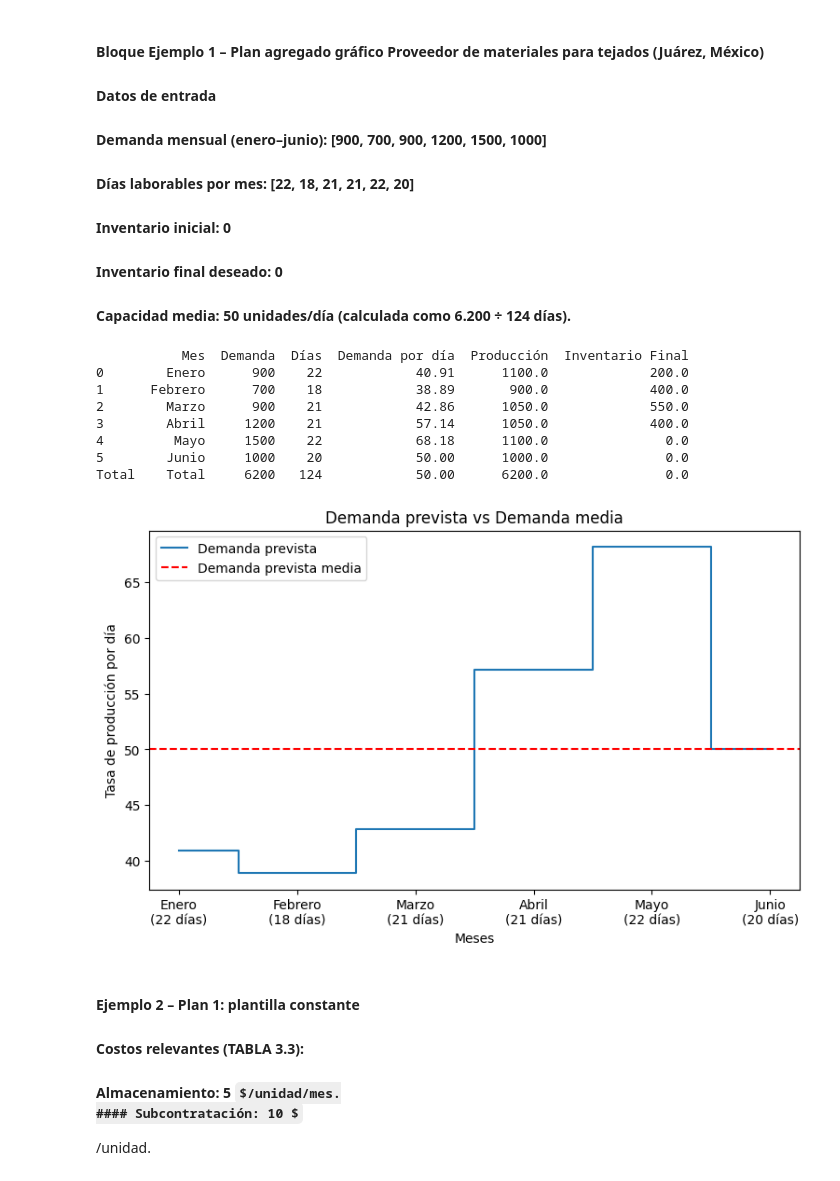
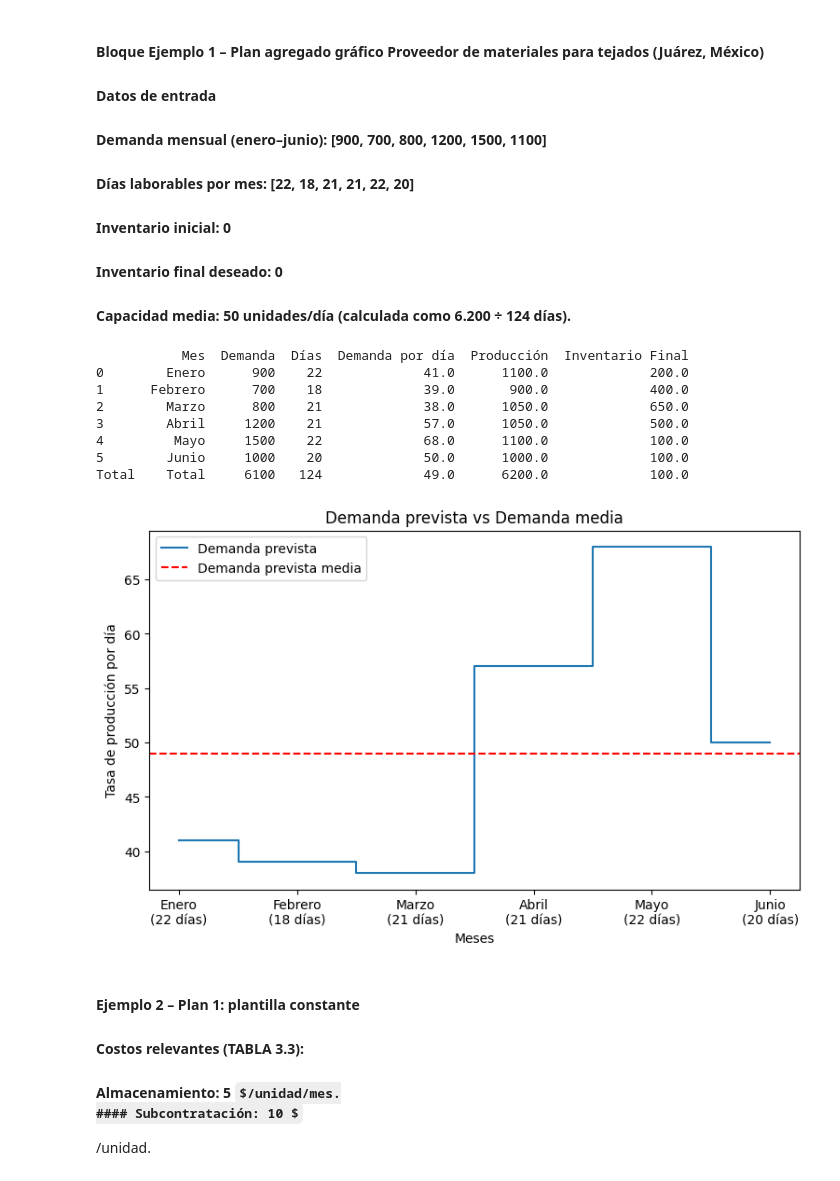
Before and after one commit to IsraelSanacato/tp-org-1-planes-agregados, a Jupyter notebook: escenarios para modificar ejemplos.ipynb, the cells around one changed output. Saved outputs shown, nothing was run; the diff lists cells and outputs as text; code cells hidden in the pictures; some formulas as TeX source.

```diff
--- a/escenarios para modificar ejemplos.ipynb
+++ b/escenarios para modificar ejemplos.ipynb
@@ -1,7 +1,7 @@
 # %% [markdown]
 #### Bloque Ejemplo 1 – Plan agregado gráfico  Proveedor de materiales para tejados (Juárez, México)
 ####  Datos de entrada
-#### Demanda mensual (enero–junio): [900, 700, 900, 1200, 1500, 1000]
+#### Demanda mensual (enero–junio): [900, 700, 800, 1200, 1500, 1100]
 #### Días laborables por mes: [22, 18, 21, 21, 22, 20]
 #### Inventario inicial: 0
 #### Inventario final deseado: 0
@@ -9,6 +9,13 @@
 # %%
 import pandas as pd
 import matplotlib.pyplot as plt
+import math
+from decimal import Decimal, ROUND_HALF_UP
+
+def redondear_half_up(x, decimales=0):
+    factor = Decimal('1.' + '0'*decimales)
+    return float(Decimal(str(x)).quantize(factor, rounding=ROUND_HALF_UP))
+
 
 def ejemplo1_plan_agregado(demanda, dias_mes, empleados, horas_por_unidad, costos):
     """
@@ -30,10 +37,11 @@ def ejemplo1_plan_agregado(demanda, dias_mes, empleados, horas_por_unidad, costo
             "Mes": mes_nombre,
             "Demanda": d,
             "Días": dias,
-            "Demanda por día": round(demanda_por_dia, 2),
+            "Demanda por día": redondear_half_up(demanda_por_dia, 0),
             "Producción": produccion_mes,
             "Inventario Final": inventario
         })
+
 
     df = pd.DataFrame(resultados)
 
@@ -44,7 +52,7 @@ def ejemplo1_plan_agregado(demanda, dias_mes, empleados, horas_por_unidad, costo
         "Mes": "Total",
         "Demanda": total_demanda,
         "Días": total_dias,
-        "Demanda por día": round(total_demanda / total_dias, 2),
+        "Demanda por día": redondear_half_up(total_demanda / total_dias, 0), # aca se defino demanda por dia
         "Producción": df["Producción"].sum(),
         "Inventario Final": df["Inventario Final"].iloc[-1]
     }
@@ -53,42 +61,42 @@ def ejemplo1_plan_agregado(demanda, dias_mes, empleados, horas_por_unidad, costo
 
 def graficar_ejemplo1(df):
     """
     Grafica la demanda prevista por día y la demanda media.
     """
     plt.figure(figsize=(9,5))
     # Excluir la fila de totales para el gráfico
     df_plot = df.drop("Total")
     plt.step(df_plot["Mes"], df_plot["Demanda por día"], where="mid", label="Demanda prevista")
     plt.axhline(y=df.loc["Total","Demanda por día"], color="red", linestyle="--", label="Demanda prevista media")
     # Etiquetas con meses y días
     plt.xticks(df_plot["Mes"], [f"{m}\n({d} días)" for m, d in zip(df_plot["Mes"], df_plot["Días"])])
     plt.xlabel("Meses")
     plt.ylabel("Tasa de producción por día")
     plt.title("Demanda prevista vs Demanda media")
     plt.legend()
     plt.show()
 
 # Datos del Ejemplo 1
-demanda = [900, 700, 900, 1200, 1500, 1000]
+demanda = [900, 700, 800, 1200, 1500, 1000]
 dias_mes = [22, 18, 21, 21, 22, 20]
 costos = {"inventario": 5, "salario": 40}
 
 # Caso con 10 empleados
 df_plan = ejemplo1_plan_agregado(demanda, dias_mes, empleados=10, horas_por_unidad=1.6, costos=costos)
 
 print(df_plan)
 
 graficar_ejemplo1(df_plan)
 # %% [output]
            Mes  Demanda  Días  Demanda por día  Producción  Inventario Final
-0        Enero      900    22            40.91      1100.0             200.0
-1      Febrero      700    18            38.89       900.0             400.0
-2        Marzo      900    21            42.86      1050.0             550.0
-3        Abril     1200    21            57.14      1050.0             400.0
-4         Mayo     1500    22            68.18      1100.0               0.0
-5        Junio     1000    20            50.00      1000.0               0.0
-Total    Total     6200   124            50.00      6200.0               0.0
+0        Enero      900    22             41.0      1100.0             200.0
+1      Febrero      700    18             39.0       900.0             400.0
+2        Marzo      800    21             38.0      1050.0             650.0
+3        Abril     1200    21             57.0      1050.0             500.0
+4         Mayo     1500    22             68.0      1100.0             100.0
+5        Junio     1000    20             50.0      1000.0             100.0
+Total    Total     6100   124             49.0      6200.0             100.0
-[figure, old version]
+[figure, new version]
 # %% [markdown]
 ####  Ejemplo 2 – Plan 1: plantilla constante
 #### Costos relevantes (TABLA 3.3):
```
